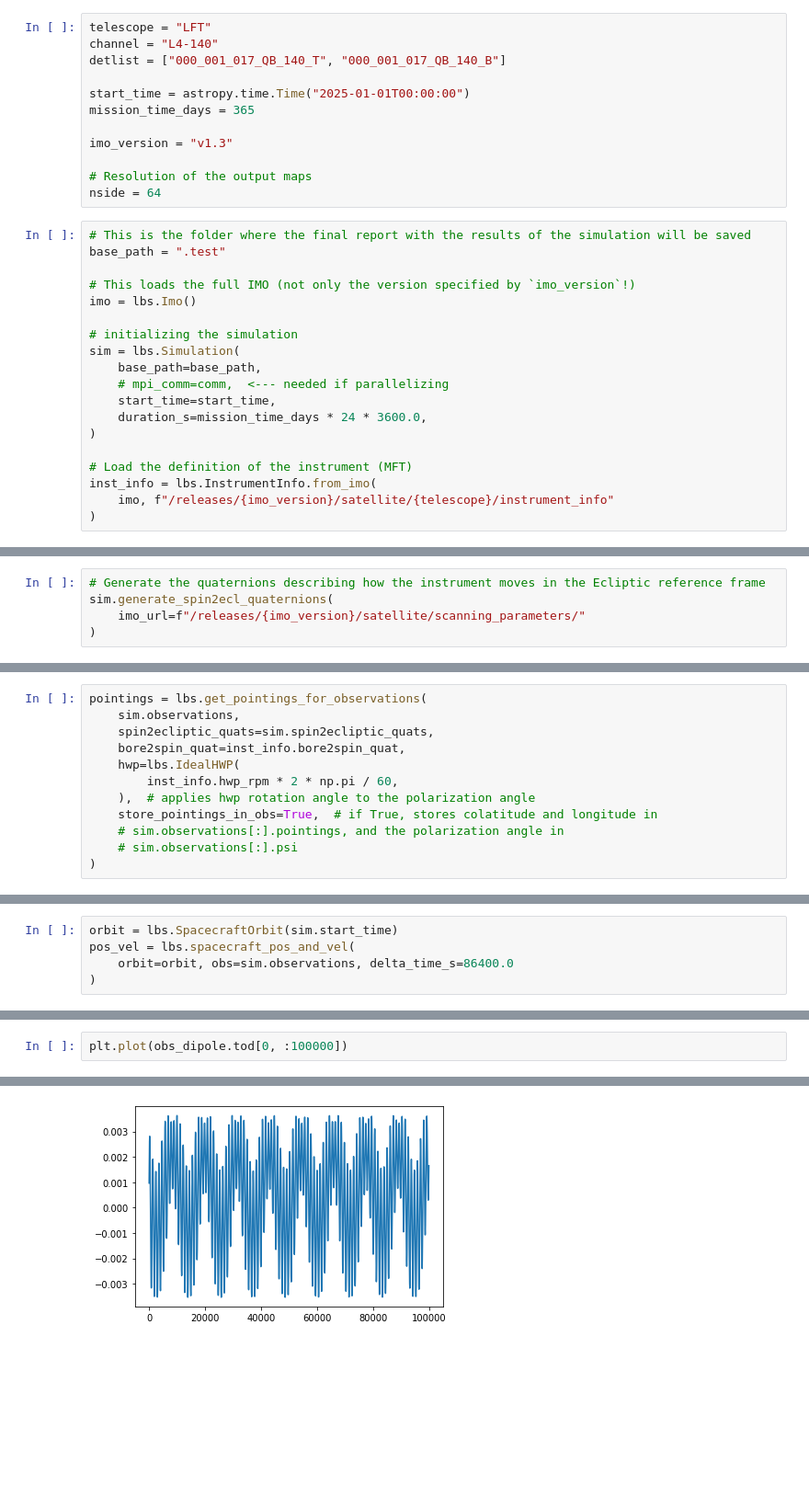
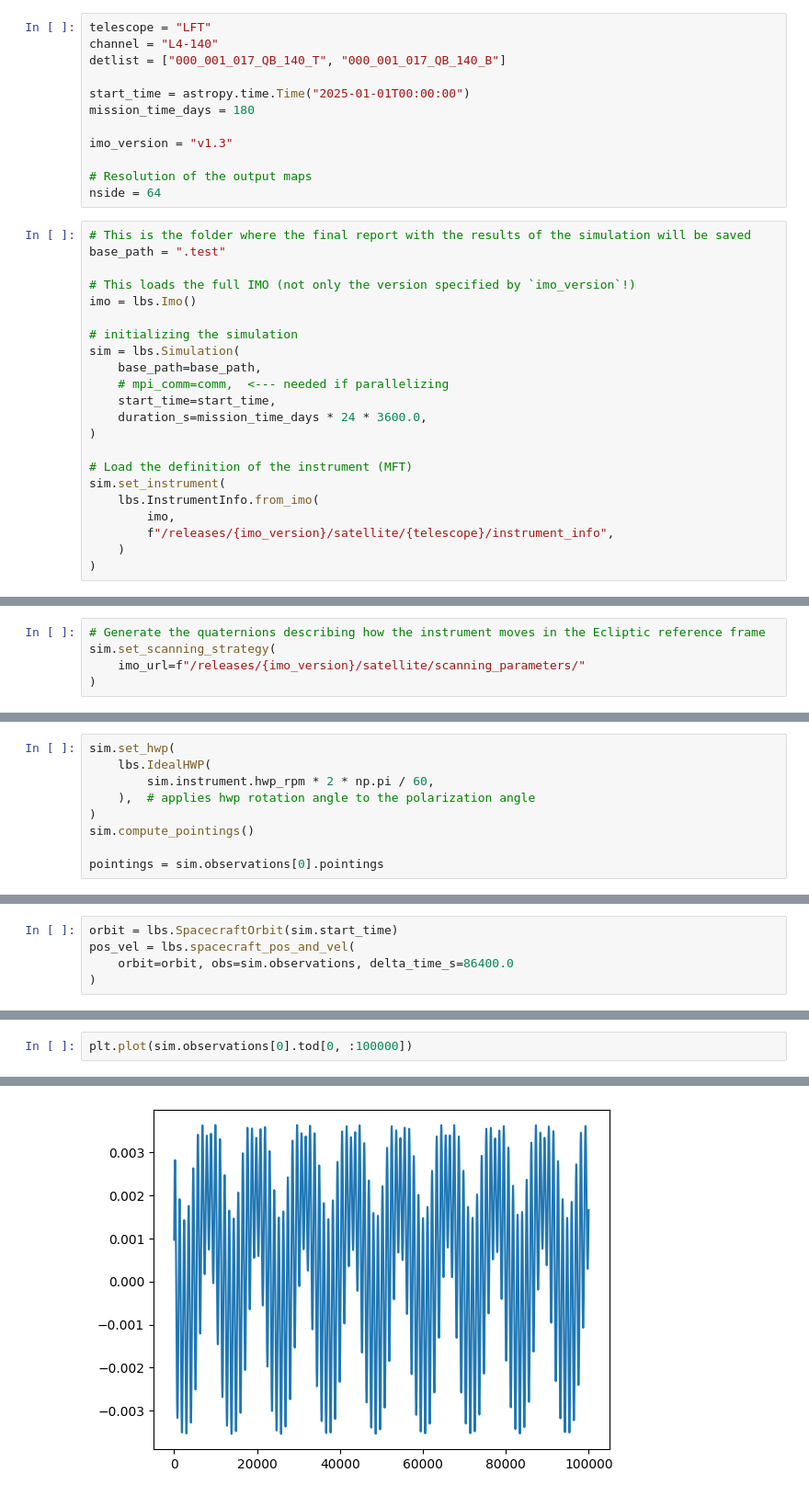
Before and after one commit to litebird/litebird_sim, a Jupyter notebook: notebooks/litebird_sim_example.ipynb, the cells around one changed output, grey strips where cells are left out. Shown at 92% size. Cells and saved outputs as stored; diff of their text form; blank space fills up the shorter version.

```diff
--- a/notebooks/litebird_sim_example.ipynb
+++ b/notebooks/litebird_sim_example.ipynb
@@ -35,7 +50,7 @@ channel = "L4-140"
 detlist = ["000_001_017_QB_140_T", "000_001_017_QB_140_B"]
 
 start_time = astropy.time.Time("2025-01-01T00:00:00")
-mission_time_days = 365
+mission_time_days = 180
 
 imo_version = "v1.3"
 
@@ -57,8 +72,11 @@ sim = lbs.Simulation(
 )
 
 # Load the definition of the instrument (MFT)
-inst_info = lbs.InstrumentInfo.from_imo(
-    imo, f"/releases/{imo_version}/satellite/{telescope}/instrument_info"
+sim.set_instrument(
+    lbs.InstrumentInfo.from_imo(
+        imo,
+        f"/releases/{imo_version}/satellite/{telescope}/instrument_info",
+    )
 )
 # %%
 # filling dets with info and detquats with quaternions of the detectors in detlist
@@ -78,7 +99,7 @@ for n_det in detlist:
 The following command will take some time: it needs to compute the ephemerides of the Earth with respect to the Ecliptic reference frame and derive the orientation of the MFT instrument as a function of time for the whole duration of the simulation. This step will be needed later, when we will obtain the pointings for the detectors involved in the simulation.
 # %%
 # Generate the quaternions describing how the instrument moves in the Ecliptic reference frame
-sim.generate_spin2ecl_quaternions(
+sim.set_scanning_strategy(
     imo_url=f"/releases/{imo_version}/satellite/scanning_parameters/"
 )
 # %% [markdown]
@@ -101,15 +125,12 @@ So, here comes the part where we need to simulate the pointings. Much of the wor
 # %%
-pointings = lbs.get_pointings_for_observations(
-    sim.observations,
-    spin2ecliptic_quats=sim.spin2ecliptic_quats,
-    bore2spin_quat=inst_info.bore2spin_quat,
-    hwp=lbs.IdealHWP(
-        inst_info.hwp_rpm * 2 * np.pi / 60,
+sim.set_hwp(
+    lbs.IdealHWP(
+        sim.instrument.hwp_rpm * 2 * np.pi / 60,
     ),  # applies hwp rotation angle to the polarization angle
-    store_pointings_in_obs=True,  # if True, stores colatitude and longitude in
-    # sim.observations[:].pointings, and the polarization angle in
-    # sim.observations[:].psi
 )
+sim.compute_pointings()
+
+pointings = sim.observations[0].pointings
 # %% [markdown]
 `pointings` is a 3-rank matrix with a $N_{\rm{det}} \times N_{\rm{sample}} \times 3$ array, with the last rank containing the colatitude, longitude, and polarization angles (in radians). There are as many `pointings` arrays as the number of observations in `sim.observations`.
 # %%
@@ -478,3 +504,3 @@ lbs.add_dipole_to_observations(
 # %%
-plt.plot(obs_dipole.tod[0, :100000])
+plt.plot(sim.observations[0].tod[0, :100000])
 # %% [output]
@@ -482 +509 @@ plt.plot(obs_dipole.tod[0, :100000])
-[figure, old version]
+[figure, new version]
```
Also changed, not shown: parts of 37 cells of this notebook, 32 other files.
